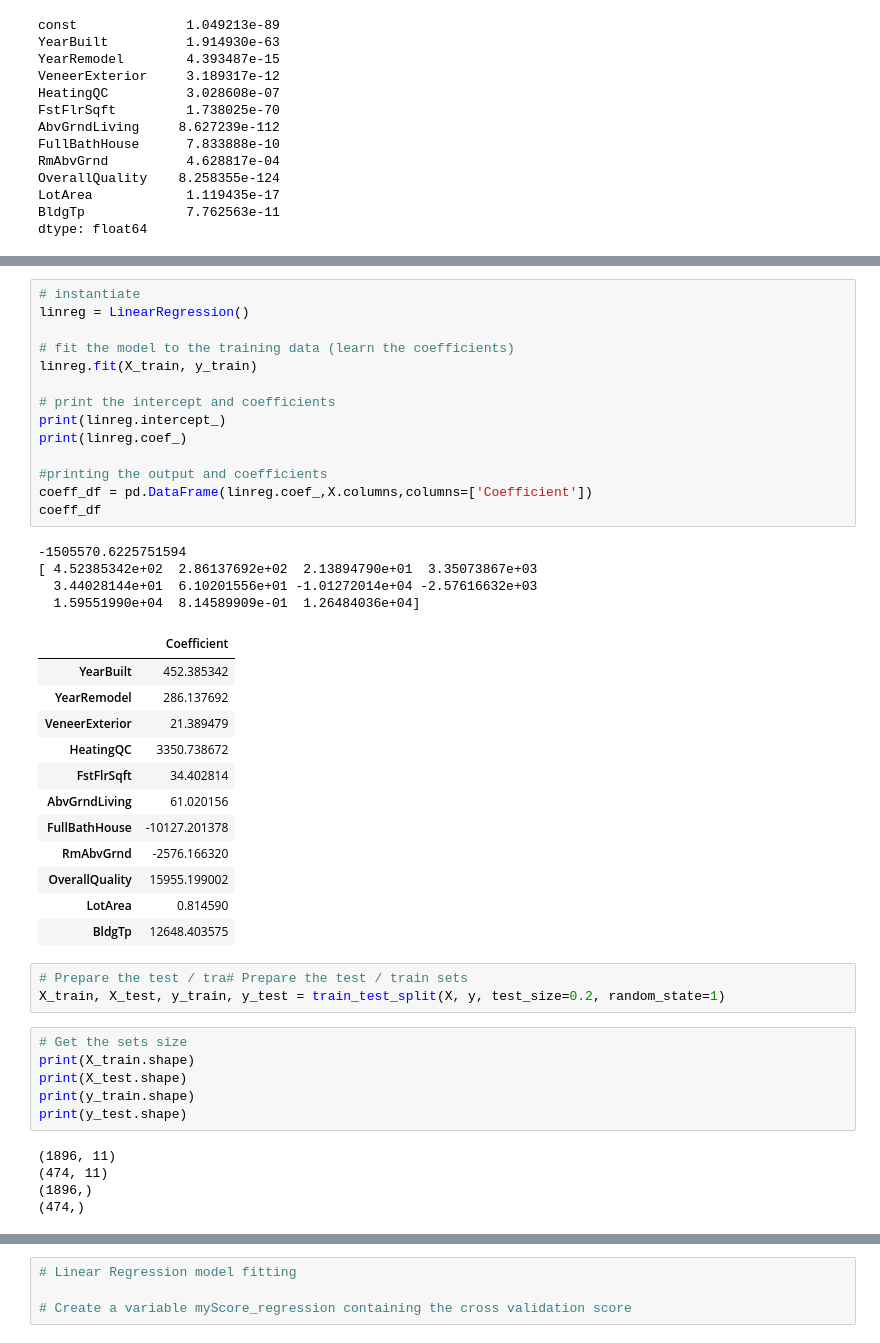
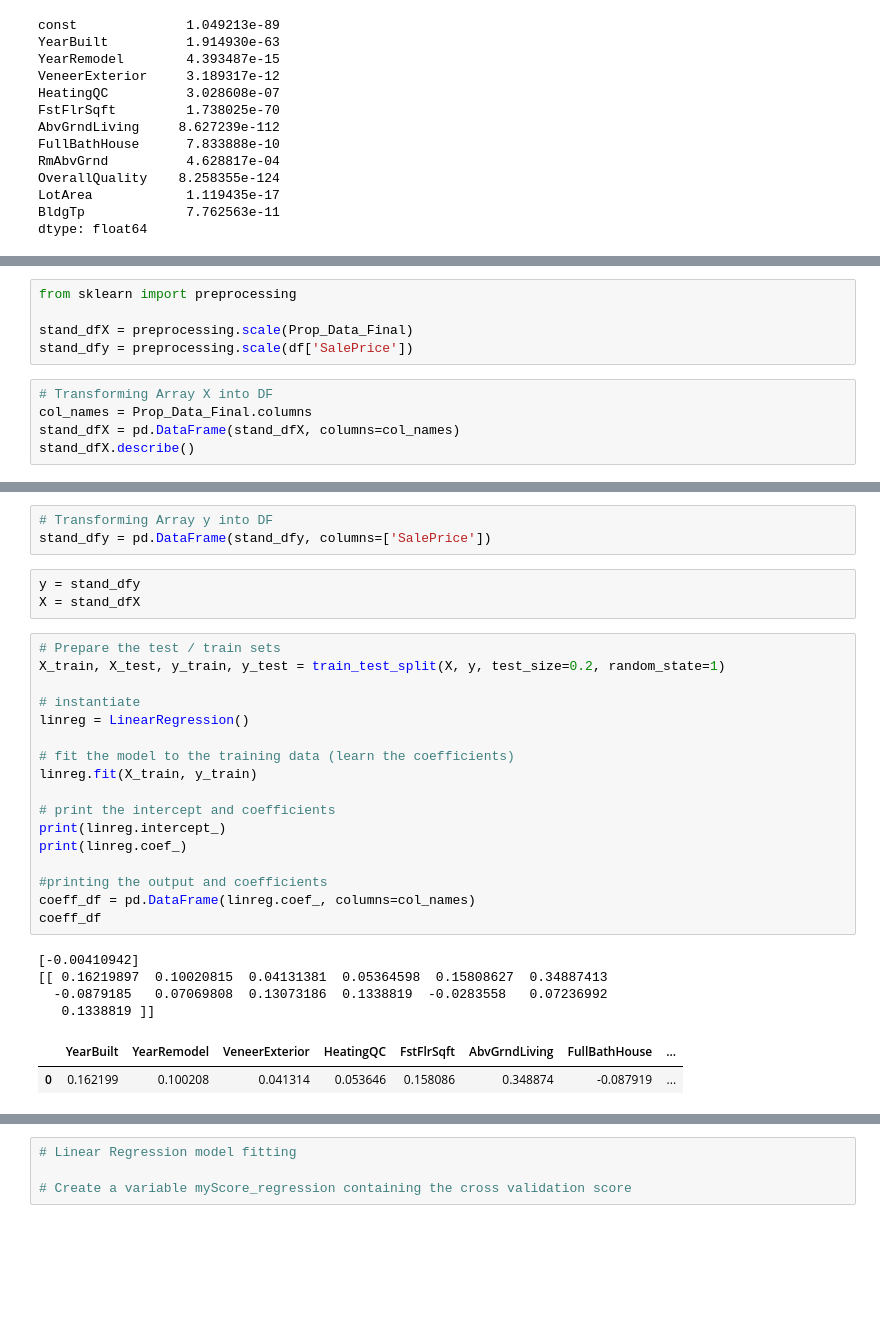
Before and after one commit to k21k/Python-Notes, a Jupyter notebook: Exercises - Qasim/Machine Learning/Linear Regression/Linear Regression (Part 3)/Final Project - answer K.ipynb, the cells around one changed output, grey strips where cells are left out. Drawn from its saved outputs; the diff is of its cells as text; blank space fills up the shorter version.

```diff
--- a/Exercises - Qasim/Machine Learning/Linear Regression/Linear Regression (Part 3)/Final Project - answer K.ipynb
+++ b/Exercises - Qasim/Machine Learning/Linear Regression/Linear Regression (Part 3)/Final Project - answer K.ipynb
@@ -555,0 +453,10 @@ X = stan_df
+# %%
+from sklearn import preprocessing
+
+stand_dfX = preprocessing.scale(Prop_Data_Final)
+stand_dfy = preprocessing.scale(df['SalePrice'])
+# %%
+# Transforming Array X into DF
+col_names = Prop_Data_Final.columns
+stand_dfX = pd.DataFrame(stand_dfX, columns=col_names)
+stand_dfX.describe()
@@ -556,45 +473,30 @@ X = stan_df
+# %%
+# Transforming Array y into DF
+stand_dfy = pd.DataFrame(stand_dfy, columns=['SalePrice'])
+# %%
+y = stand_dfy
+X = stand_dfX
 # %%
+# Prepare the test / train sets
+X_train, X_test, y_train, y_test = train_test_split(X, y, test_size=0.2, random_state=1)
+
 # instantiate
 linreg = LinearRegression()
 
 # fit the model to the training data (learn the coefficients)
 linreg.fit(X_train, y_train)
 
 # print the intercept and coefficients
 print(linreg.intercept_)
 print(linreg.coef_)
 
 #printing the output and coefficients
-coeff_df = pd.DataFrame(linreg.coef_,X.columns,columns=['Coefficient'])
+coeff_df = pd.DataFrame(linreg.coef_, columns=col_names)
 coeff_df
 # %% [output]
--1505570.6225751594
-[ 4.52385342e+02  2.86137692e+02  2.13894790e+01  3.35073867e+03
-  3.44028144e+01  6.10201556e+01 -1.01272014e+04 -2.57616632e+03
-  1.59551990e+04  8.14589909e-01  1.26484036e+04]
+[-0.00410942]
+[[ 0.16219897  0.10020815  0.04131381  0.05364598  0.15808627  0.34887413
+  -0.0879185   0.07069808  0.13073186  0.1338819  -0.0283558   0.07236992
+   0.1338819 ]]
-|  | Coefficient |
-| YearBuilt | 452.385342 |
-| YearRemodel | 286.137692 |
-| VeneerExterior | 21.389479 |
-| HeatingQC | 3350.738672 |
-| FstFlrSqft | 34.402814 |
-| AbvGrndLiving | 61.020156 |
-| FullBathHouse | -10127.201378 |
-| RmAbvGrnd | -2576.166320 |
-| OverallQuality | 15955.199002 |
-| LotArea | 0.814590 |
-| BldgTp | 12648.403575 |
+|  | YearBuilt | YearRemodel | VeneerExterior | HeatingQC | FstFlrSqft | AbvGrndLiving | FullBathHouse | ... |
+| 0 | 0.162199 | 0.100208 | 0.041314 | 0.053646 | 0.158086 | 0.348874 | -0.087919 | ... |
-# %%
-# Prepare the test / tra# Prepare the test / train sets
-X_train, X_test, y_train, y_test = train_test_split(X, y, test_size=0.2, random_state=1)
-# %%
-# Get the sets size
-print(X_train.shape)
-print(X_test.shape)
-print(y_train.shape)
-print(y_test.shape)
-# %% [output]
-(1896, 11)
-(474, 11)
-(1896,)
-(474,)
```
Also changed, not shown: parts of 35 cells of this notebook, 6 other files.
